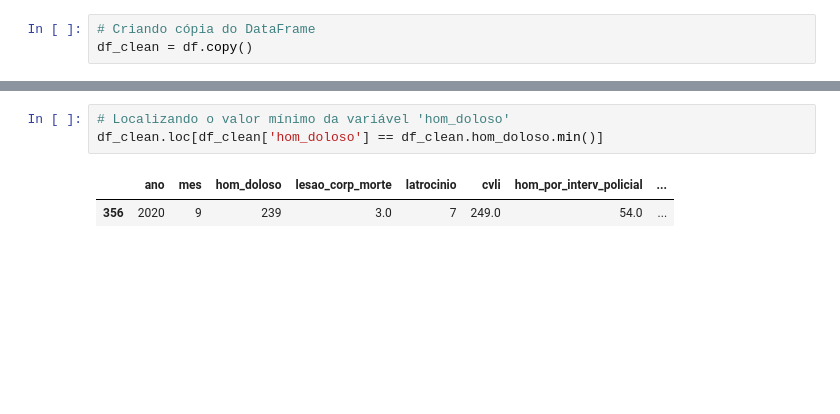
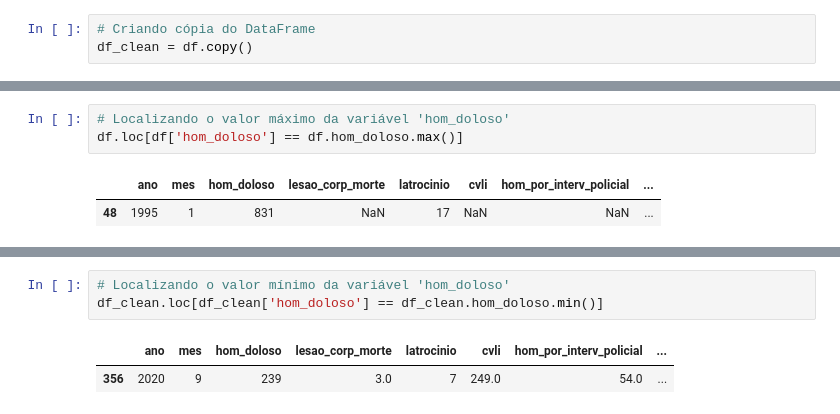
Before and after one commit to JoaoGustavo29/Portfolio_DataScience, a Jupyter notebook: Analisando_a_Violência_no_Rio_de_Janeiro.ipynb, the cells around one changed output, grey strips where cells are left out. Drawn from its saved outputs; the diff is of its cells as text; blank space fills up the shorter version.

```diff
--- a/Analisando_a_Violência_no_Rio_de_Janeiro.ipynb
+++ b/Analisando_a_Violência_no_Rio_de_Janeiro.ipynb
@@ -292,3 +297,9 @@ df_clean.loc[df_clean['hom_doloso'] == df_clean.hom_doloso.max()]
+# %%
+# Localizando o valor máximo da variável 'hom_doloso'
+df.loc[df['hom_doloso'] == df.hom_doloso.max()]
+# %% [output]
+|  | ano | mes | hom_doloso | lesao_corp_morte | latrocinio | cvli | hom_por_interv_policial | ... |
+| 48 | 1995 | 1 | 831 | NaN | 17 | NaN | NaN | ... |
 # %% [markdown]
 **Valor Mínimo para a Variável `hom_doloso`**
 
```
Also changed, not shown: parts of 30 cells of this notebook.
